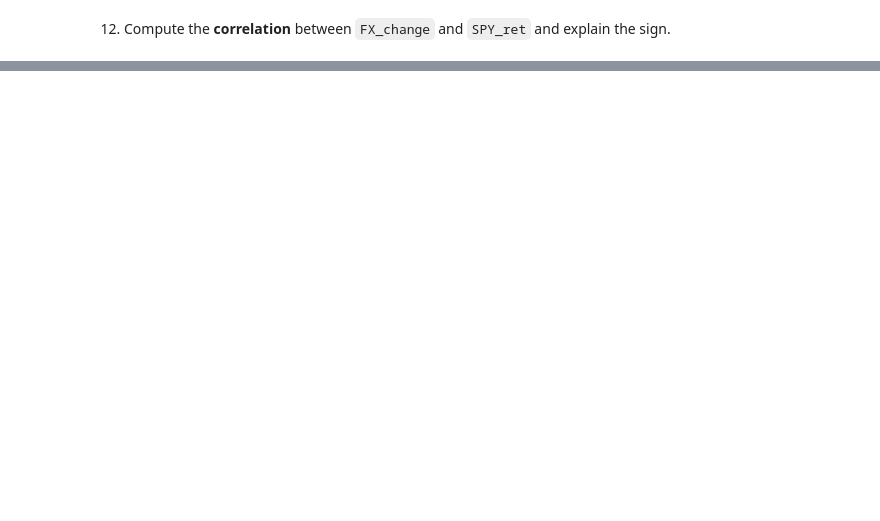
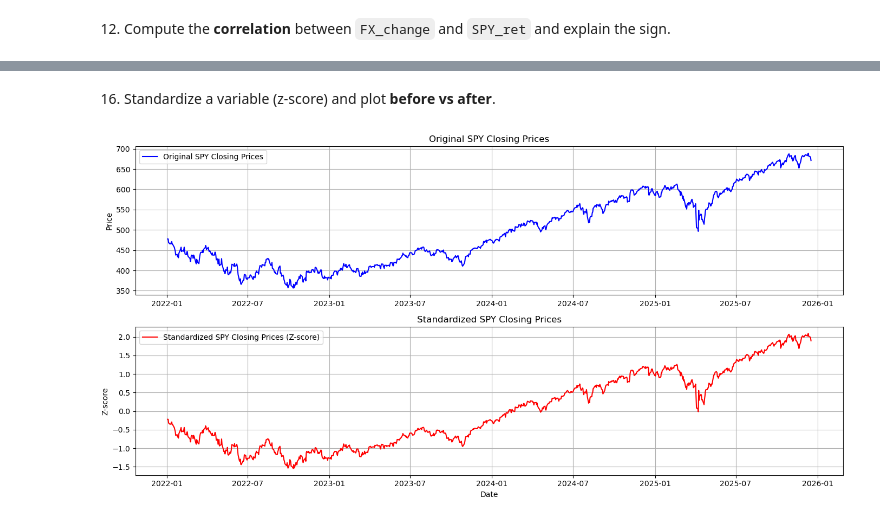
Before and after one commit to anzonyquispe/Python-for-Finance, a Jupyter notebook: homeworks/Assignment_3/Group 3/Assignment_3_part1_2.ipynb, the cells around one changed output, grey strips where cells are left out. Cells and saved outputs as stored; diff of their text form; code cells hidden in the pictures; blank space fills up the shorter version.

```diff
--- a/homeworks/Assignment_3/Group 3/Assignment_3_part1_2.ipynb
+++ b/homeworks/Assignment_3/Group 3/Assignment_3_part1_2.ipynb
@@ -763,0 +921,43 @@ else:
+# %% [markdown]
+16. Standardize a variable (z-score) and plot **before vs after**.
+# %%
+if usa.empty:
+    print("The DataFrame 'usa' is empty; standardization cannot be demonstrated.")
+else:
+    # Select the SPY closing price series
+    spy_close = usa[usa['ticker'] == 'SPY'].set_index('date')['close'].sort_index().copy()
+
+    if spy_close.empty:
+        print("There is no SPY data in the 'usa' DataFrame.")
+    else:
+        # Compute the mean and standard deviation of the original series
+        mean_spy_close = spy_close.mean()
+        std_spy_close = spy_close.std()
+
+        # Compute the z-score (standardization)
+        spy_close_standardized = (spy_close - mean_spy_close) / std_spy_close
+
+        # Visualize the original vs. standardized series
+        plt.figure(figsize=(14, 7))
+
+        plt.subplot(2, 1, 1)
+        plt.plot(spy_close, label='Original SPY Closing Prices', color='blue')
+        plt.title('Original SPY Closing Prices')
+        plt.ylabel('Price')
+        plt.legend()
+        plt.grid(True)
+
+        plt.subplot(2, 1, 2)
+        plt.plot(spy_close_standardized, label='Standardized SPY Closing Prices (Z-score)', color='red')
+        plt.title('Standardized SPY Closing Prices')
+        plt.xlabel('Date')
+        plt.ylabel('Z-score')
+        plt.legend()
+        plt.grid(True)
+
+        plt.tight_layout()
+        plt.show()
+
+        # Display some statistics for verification
+# %% [output]
+[figure, added]
```
Also changed, not shown: parts of 29 cells of this notebook, 1 other file.
